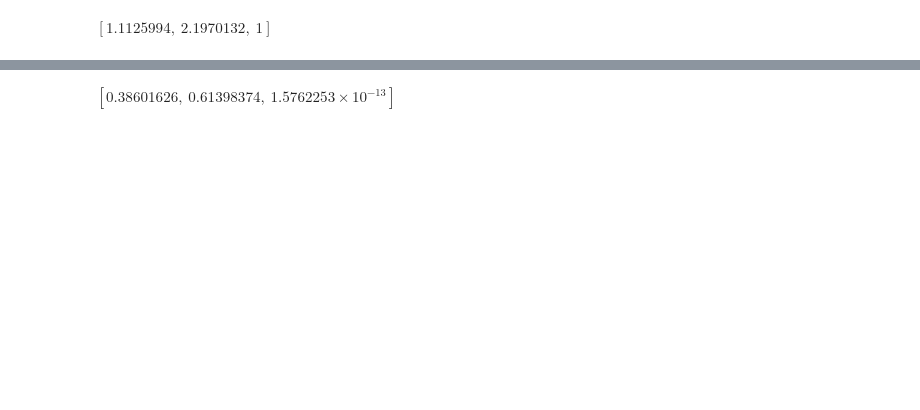
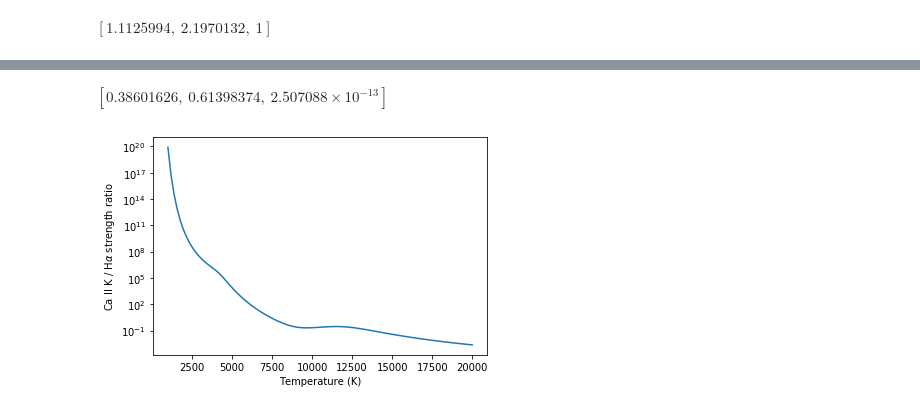
Before and after one commit to meudnaes/AST4310, a Jupyter notebook: CA_atom.ipynb, the cells around one changed output, grey strips where cells are left out. Saved outputs shown, nothing was run; the diff lists cells and outputs as text; code cells hidden in the pictures; blank space fills up the shorter version.

```diff
--- a/CA_atom.ipynb
+++ b/CA_atom.ipynb
@@ -145,9 +145,28 @@ saha_const = ((2*np.pi*constants.m_e*constants.k_B*temp)/constants.h**2)**(3/2)
 pop_stage = np.ones_like(partition_function)
 pop_stage[1:] = (1/electron_density*2*partition_function[1:]/partition_function[:-1]*saha_const*np.exp(-ca_ionisation/(constants.k_B*temp)))
 
-#pop_stage[1:] *= pop_stage[:-1]
+pop_stage[1:] *= pop_stage[:-1]
 
 saha_pop = pop_stage/pop_stage.sum()
 saha_pop
 # %% [output]
-$[0.38601626,~0.61398374,~1.5762253 \times 10^{-13}] \; \mathrm{}$
+$[0.38601626,~0.61398374,~2.507088 \times 10^{-13}] \; \mathrm{}$
+# %%
+temp = np.linspace(1000,20000,100)*units.K
+e_press = 10*units.Pa
+h_atom = Atom("H_atom.txt")
+ca_atom = Atom("Ca_atom.txt")
+h_pops = h_atom.compute_populations(temp, e_press)
+ca_pops = ca_atom.compute_populations(temp, e_press)
+
+ca_abund = 2e-6
+
+ca_h_ratio = ca_pops[1,0]/h_pops[0,1]*ca_abund
+
+fig, ax = plt.subplots()
+ax.plot(temp, ca_h_ratio)
+ax.set_yscale("log")
+ax.set_xlabel("Temperature (K)")
+ax.set_ylabel(r"Ca II K / H$\alpha$ strength ratio");
+# %% [output]
+[figure, added]
```
Also changed, not shown: parts of 3 cells of this notebook, 1 other file.
